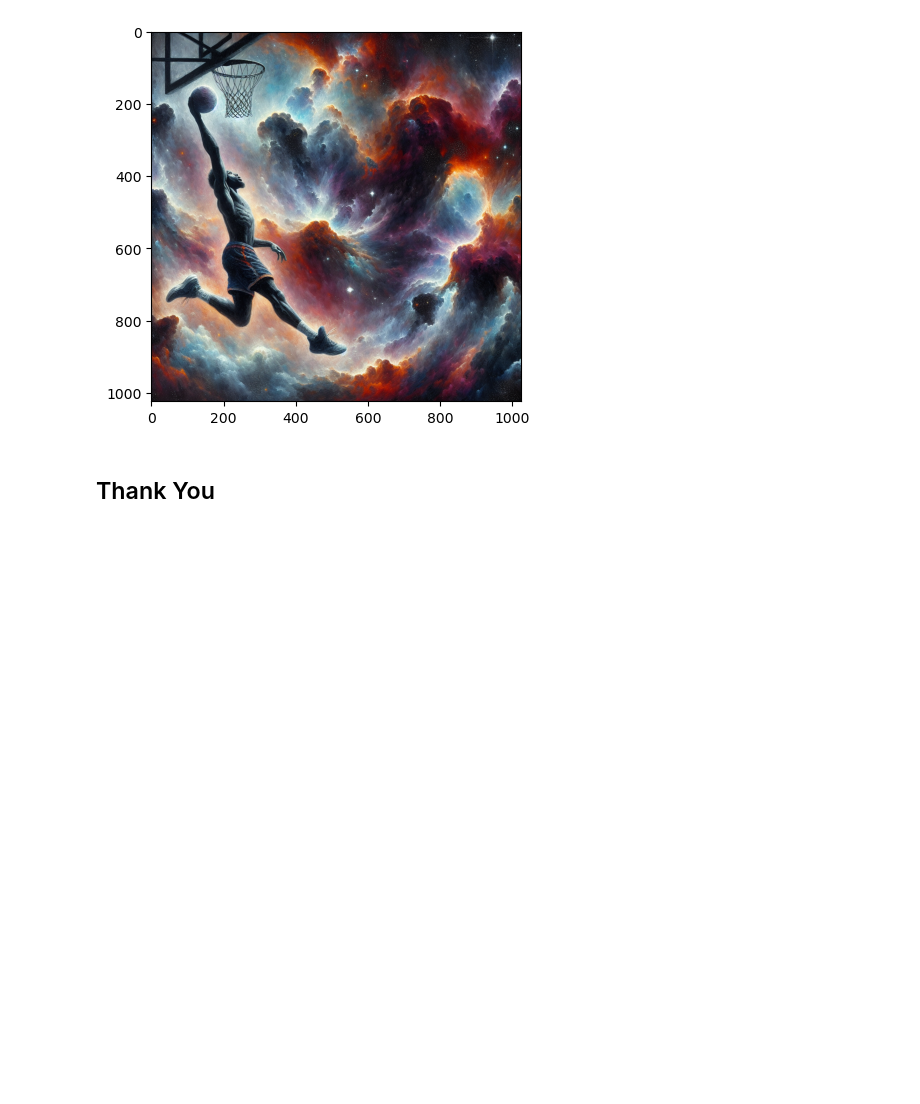
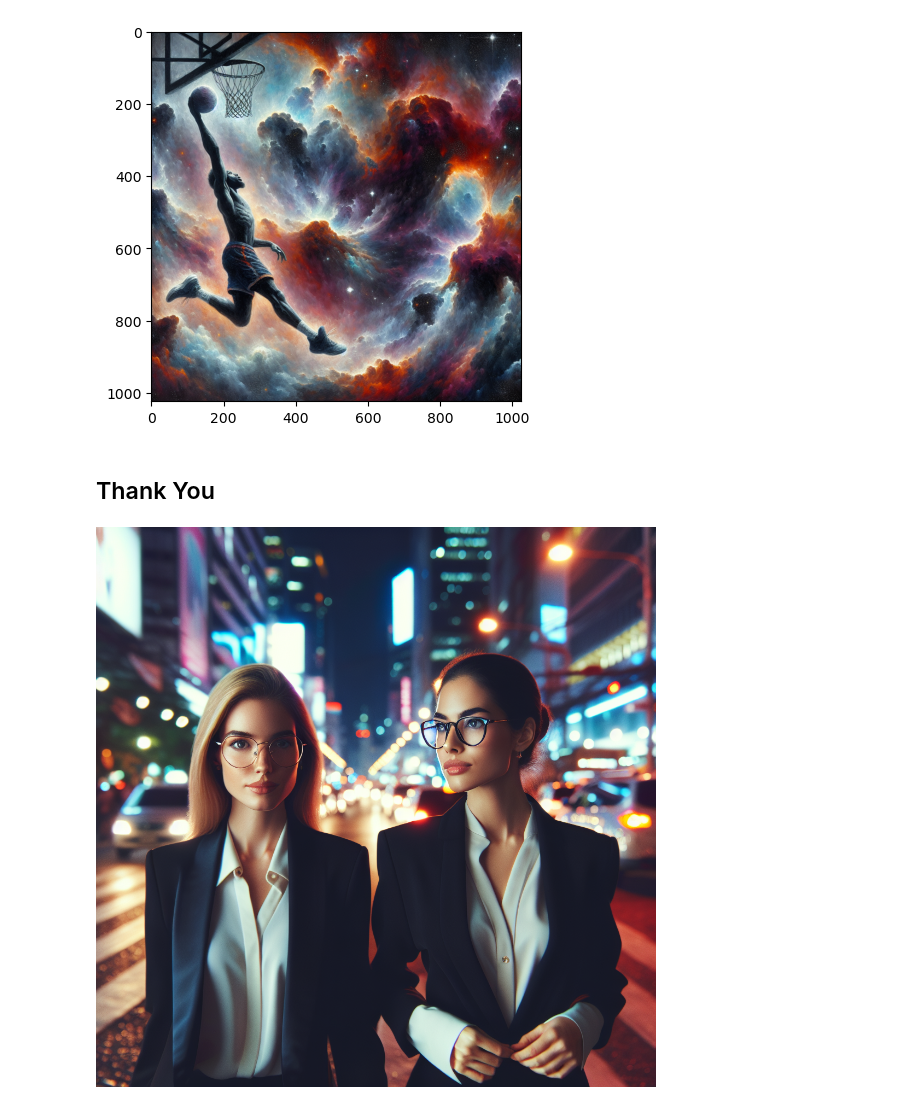
Before and after one commit to anshupandey/Microsoft_Azure_Implementing_Enterprise_GenAI_Applications_with_Azure_OpenAI-, a Jupyter notebook: Lab4.ipynb, the cells around one changed output. Drawn from its saved outputs; the diff is of its cells as text; code cells hidden in the pictures; blank space fills up the shorter version.

Commit message:
image generation

```diff
--- a/Lab4.ipynb
+++ b/Lab4.ipynb
@@ -118,0 +131,33 @@ plt.show()
+# %%
+# Note: DALL-E 3 requires version 1.0.0 of the openai-python library or later
+import os
+from openai import AzureOpenAI
+import json
+
+client = AzureOpenAI(
+    api_version="2024-02-01",
+    azure_endpoint="https://anshuooo7.openai.azure.com/",
+    api_key=os.environ["AZURE_OPENAI_API_KEY"],
+)
+
+result = client.images.generate(
+    model="Dalle3", # the name of your DALL-E 3 deployment
+    prompt="two ladies in professional dress walking across busy street, night, neon lights, bright, wearing specs, black suit, light and vehicle in background, 4k",
+    n=1
+)
+
+image_url = json.loads(result.model_dump_json())['data'][0]['url']
+# %%
+import httpx
+from PIL import Image
+image_path = 'test.jpg'
+generated_image = httpx.get(image_url).content  # download the image
+with open(image_path, "wb") as image_file:
+    image_file.write(generated_image)
+
+# Display the image in the default image viewer
+image = Image.open(image_path)
+from IPython import display
+display.display(image)
+# %% [output]
+[figure, added]
```
Also changed, not shown: parts of 1 cell of this notebook.
